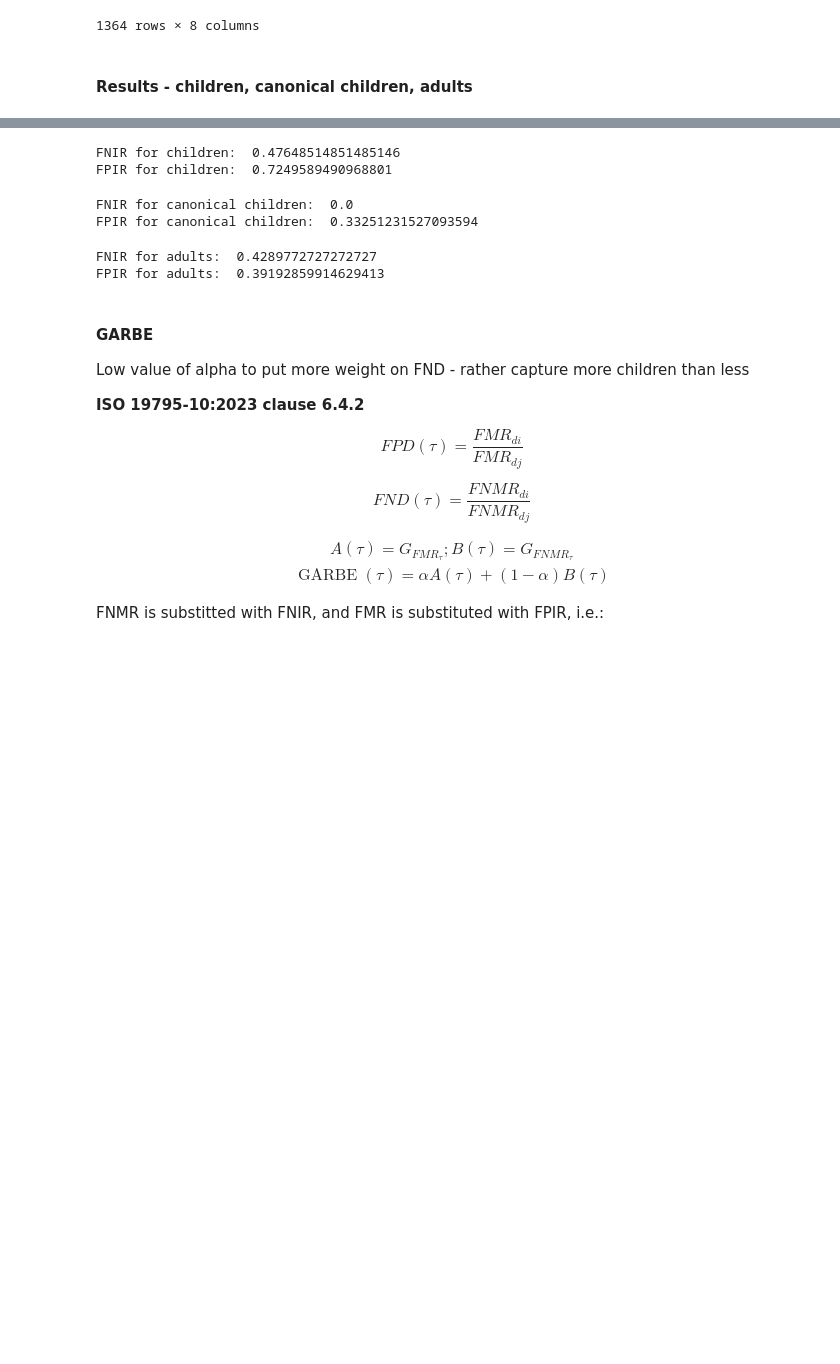
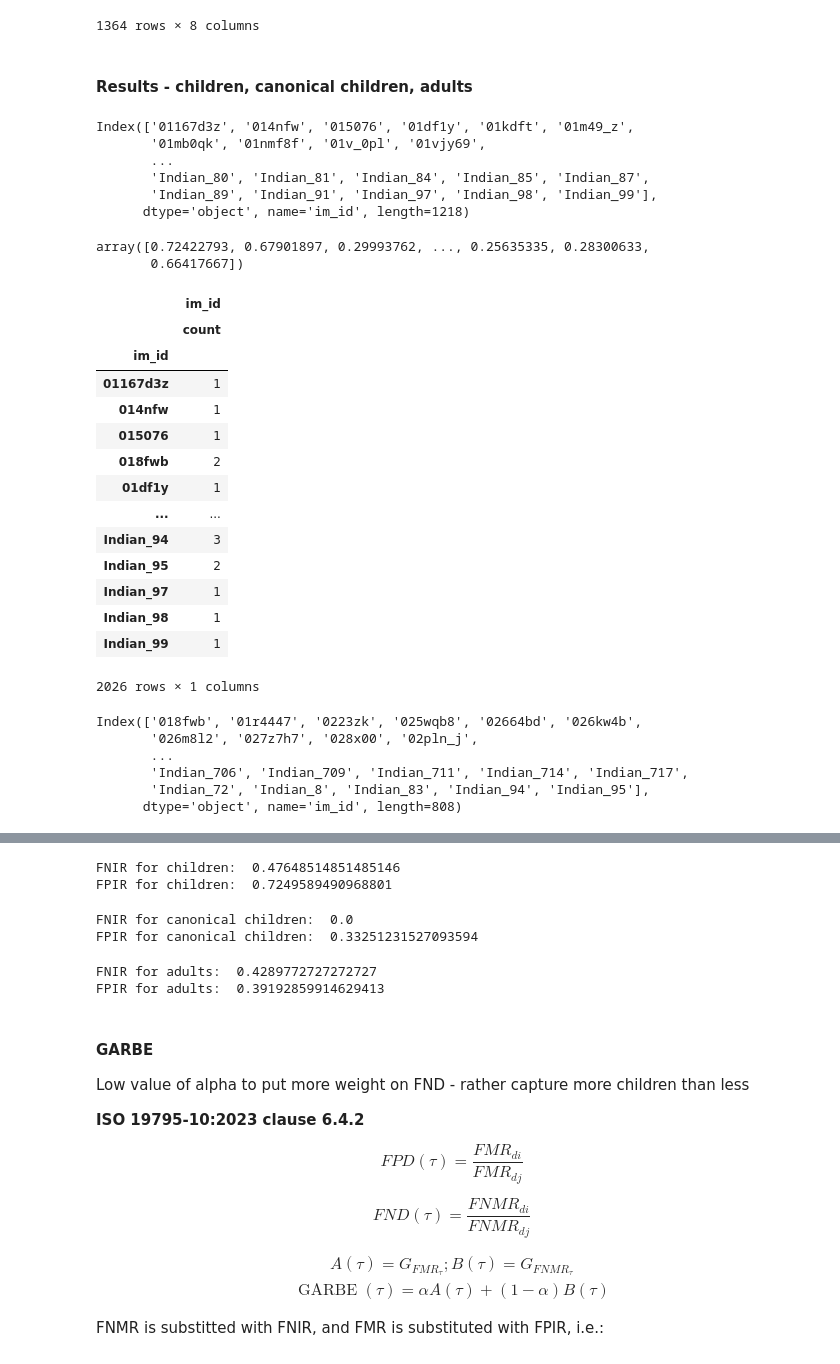
Before and after one commit to Kat-Gabi/Master_Thesis, a Jupyter notebook: notebooks/results_magface.ipynb, the cells around one changed output, grey strips where cells are left out. Cells and saved outputs as stored; diff of their text form; code cells hidden in the pictures; blank space fills up the shorter version.

```diff
--- a/notebooks/results_magface.ipynb
+++ b/notebooks/results_magface.ipynb
@@ -629,3 +671,63 @@ can_df
 1364 rows × 8 columns
 # %% [markdown]
 #### Results - children, canonical children, adults
+# %%
+### TEST
+
+# Mated and non-mated ids
+c_df = pd.read_csv('../data/child_balanced.csv')
+c_mates = c_df.groupby("im_id").agg({'im_id': ['count']})
+c_mated_ids = c_mates[c_mates[('im_id', 'count')] > 1].index
+c_nonmated_ids = c_mates[c_mates[('im_id', 'count')] == 1].index
+
+## Threshold set based on studying the similarity scores
+thold_c = np.percentile(plot_sims, 99)
+im_ids_c = np.array(factors_c)
+
+
+mated_df = c_mated_ids
+non_mated_df = c_nonmated_ids
+sim_scores = sim_scores
+im_ids = im_ids_c
+ids = ids
+
+c_nonmated_ids
+# %% [output]
+Index(['01167d3z', '014nfw', '015076', '01df1y', '01kdft', '01m49_z',
+       '01mb0qk', '01nmf8f', '01v_0pl', '01vjy69',
+       ...
+       'Indian_80', 'Indian_81', 'Indian_84', 'Indian_85', 'Indian_87',
+       'Indian_89', 'Indian_91', 'Indian_97', 'Indian_98', 'Indian_99'],
+      dtype='object', name='im_id', length=1218)
+# %%
+plot_sims
+# %% [output]
+array([0.72422793, 0.67901897, 0.29993762, ..., 0.25635335, 0.28300633,
+       0.66417667])
+# %%
+c_mates
+# %% [output]
+|  | im_id |
+|  | count |
+| im_id |  |
+| 01167d3z | 1 |
+| 014nfw | 1 |
+| 015076 | 1 |
+| 018fwb | 2 |
+| 01df1y | 1 |
+| ... | ... |
+| Indian_94 | 3 |
+| Indian_95 | 2 |
+| Indian_97 | 1 |
+| Indian_98 | 1 |
+| Indian_99 | 1 |
+2026 rows × 1 columns
+# %%
+c_mated_ids
+# %% [output]
+Index(['018fwb', '01r4447', '0223zk', '025wqb8', '02664bd', '026kw4b',
+       '026m8l2', '027z7h7', '028x00', '02pln_j',
+       ...
+       'Indian_706', 'Indian_709', 'Indian_711', 'Indian_714', 'Indian_717',
+       'Indian_72', 'Indian_8', 'Indian_83', 'Indian_94', 'Indian_95'],
+      dtype='object', name='im_id', length=808)
```
Also changed, not shown: parts of 28 cells of this notebook, 3 other files.
